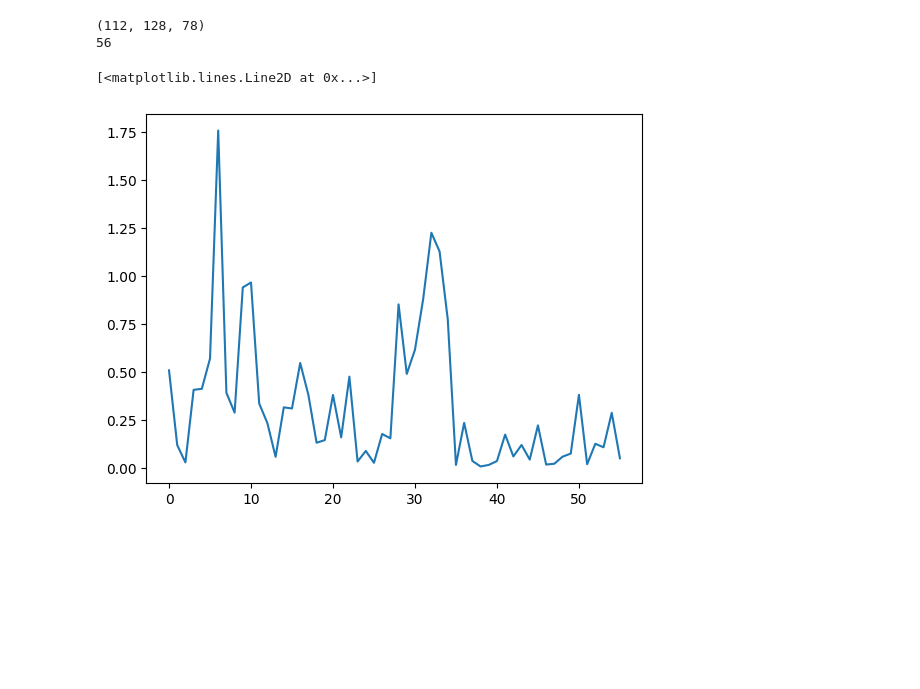
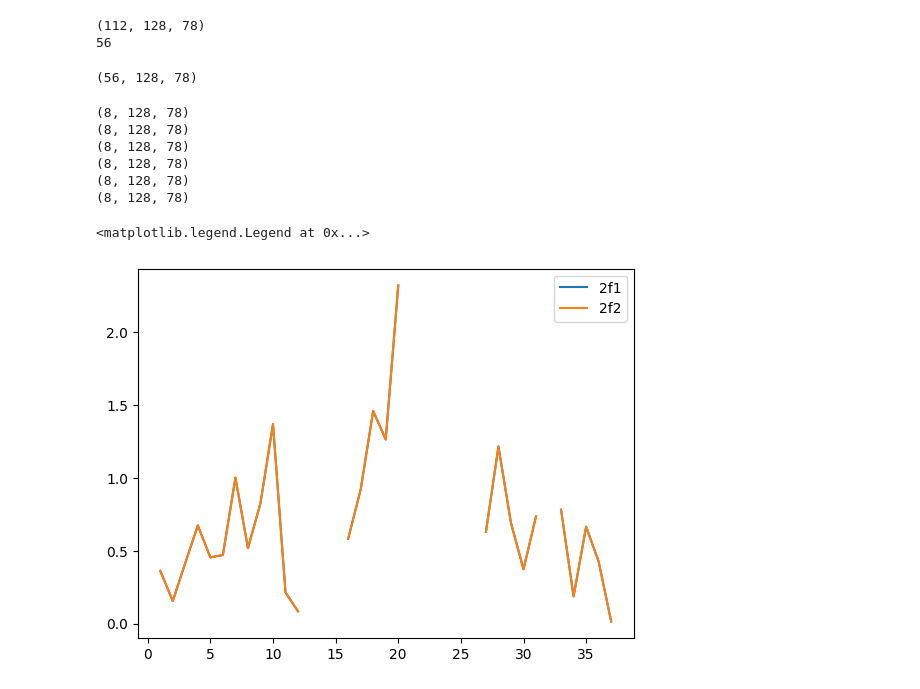
Before and after one commit to PatriciaNL/LTP_analysis, a Jupyter notebook: PythonScripts/ProcessingPipeline/ImportMatnSort.ipynb, the cells around one changed output. Cells and saved outputs as stored; diff of their text form; code cells hidden in the pictures; blank space fills up the shorter version.

```diff
--- a/PythonScripts/ProcessingPipeline/ImportMatnSort.ipynb
+++ b/PythonScripts/ProcessingPipeline/ImportMatnSort.ipynb
@@ -87,6 +105,8 @@ NumHarms,NumHarmCount = np.unique(HarmInd, return_counts = True)
 print(NumHarms,NumHarmCount)
 NumBins,NumBinCount = np.unique(BinInd, return_counts = True)
 print(NumBins,NumBinCount)
+
+Bins = int(len(NumBins)-1)
 # %% [output]
 [1 2 3 4 5 6 7 8] [7 7 7 7 7 7 7 7]
 [0 1 2 3 4 5 6] [8 8 8 8 8 8 8]
@@ -96,21 +116,26 @@ SortDataIn =  FreqDataPerCo[0] # 112 x 128 x 78
 print(SortDataIn.shape)
 real_imag_bound = int((NumRows/2))
 print(real_imag_bound)
+
+prepost_bound = int(NumTrials/2)
 # %% [output]
 (112, 128, 78)
 56
-# %%
-DataOut = np.zeros((real_imag_bound,NumChans,NumTrials))
-dIn = FreqDataPerCo[0]
-dIn[dIn == 0] = np.nan
-
-
-for ch in range(NumChans): # numchans
-    for tri in range (NumTrials): # number of trials
-        dataRow = dIn[:,ch,tri]
-        DataOut[:,ch,tri] = np.hypot(dataRow[:real_imag_bound],dataRow[:real_imag_bound])
-
-plt.plot(DataOut[:,100,70])
-# %% [output]
-[<matplotlib.lines.Line2D at 0x...>]
-[figure, removed]
+# %%
+SelectCo = 0
+# segment data into real and imaginary data side by side
+dIn = FreqDataPerCo[SelectCo].reshape(real_imag_bound,2,NumChans,NumTrials) # 56 x 2 x 128 x 78
+n1 = Noise1DataPerCo[SelectCo].reshape(real_imag_bound,2,NumChans,NumTrials)
+n2 = Noise2DataPerCo[SelectCo].reshape(real_imag_bound,2,NumChans,NumTrials)
+dIn[dIn == 0] = np.nan
+n1[n1 == 0] = np.nan
+n2[n2 == 0] = np.nan
+
+# combine real and imaginary compnents for signal data, noise 1 and noise 2
+DataOut = np.hypot(dIn[:,0,:],dIn[:,1,:]) # (56, 128, 78)
+n1Out = np.hypot(n1[:,0,:],n1[:,1,:]) # (56, 128, 78)
+n2Out = np.hypot(n2[:,0,:],n2[:,1,:]) # (56, 128, 78)
+
+print(DataOut.shape)
+# %% [output]
+(56, 128, 78)
@@ -117,3 +156,33 @@ plt.plot(DataOut[:,100,70])
+# %%
+
+DataPerBin = {} # first half of data is 2f1, 4f1,6f1,8f1, 2f2,4f2,6f2,8f2
+for i in range(Bins):
+    #nested_bool = (HarmInd[HarmInd == i+1])
+    nested_bool = (BinInd[BinInd == i+1])
+    DataPerBin[i] = np.squeeze(DataOut[nested_bool,:,:])
+    print(DataPerBin[i].shape)
+x = 3
+
+pre_f1 = np.mean(DataPerBin[x][:4,:,0:prepost_bound],axis = 0) # average activity across channels for 1 bin i belive
+post_f1 = np.mean(DataPerBin[x][:4,:,prepost_bound:],axis = 0)
+
+
+pre_f2 = np.mean(DataPerBin[x][4:,:,0:prepost_bound],axis = 0) # average activity across channels for 1 bin i belive
+post_f2 = np.mean(DataPerBin[x][4:,:,prepost_bound:],axis = 0)
+
+
+plt.plot(pre_f1[80,:], label = '2f1')
+plt.plot(pre_f2[80,:], label = '2f2')
+plt.legend()
+# %% [output]
+(8, 128, 78)
+(8, 128, 78)
+(8, 128, 78)
+(8, 128, 78)
+(8, 128, 78)
+(8, 128, 78)
+<matplotlib.legend.Legend at 0x...>
+[figure, added]
 # %%
 # MaskPreludes = BinInd!=0
 # eegData = SortDataIn[MaskPreludes :, :]
```
Also changed, not shown: parts of 14 cells of this notebook.
